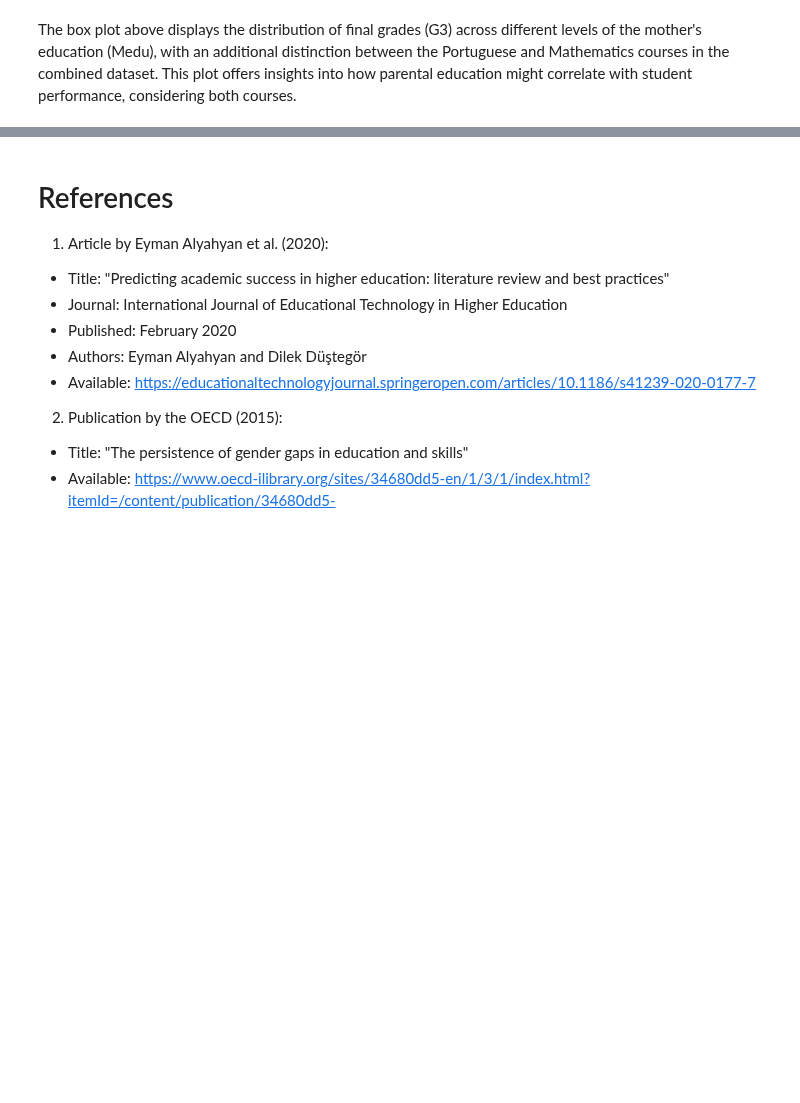
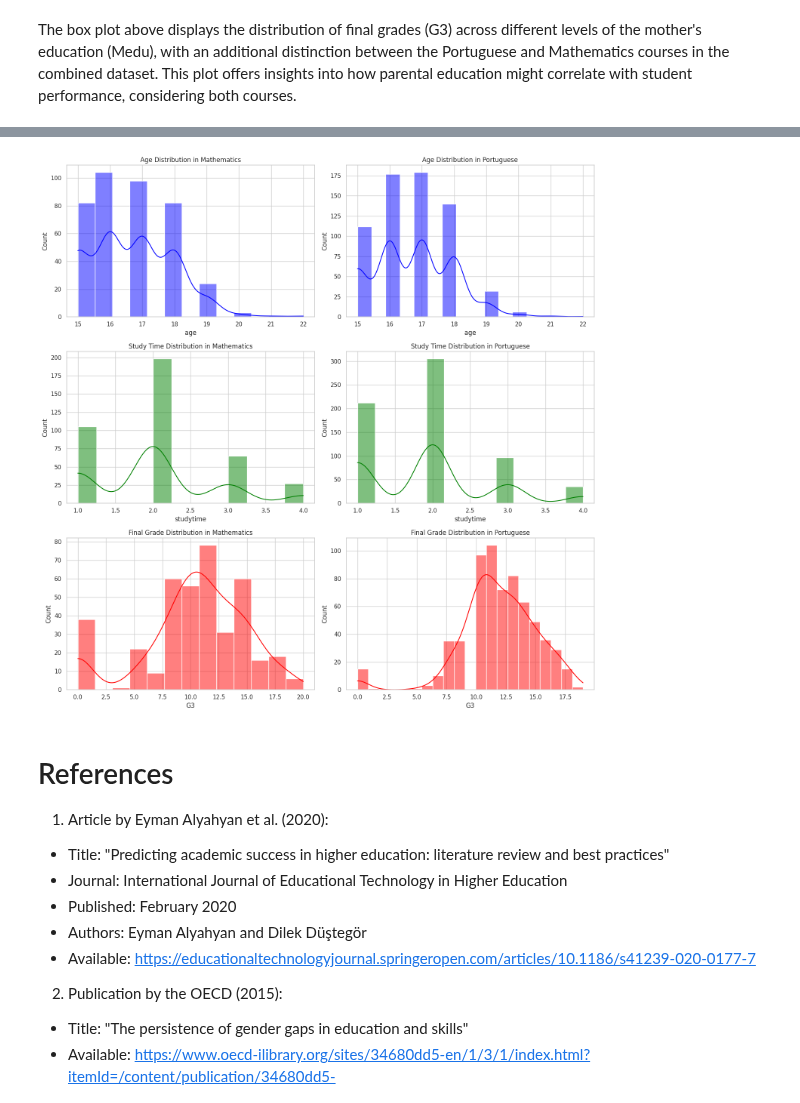
Before and after one commit to carlos-alves-one/Student-Performance-Analysis, a Jupyter notebook: Student_Performance.ipynb, the cells around one changed output, grey strips where cells are left out. Saved outputs shown, nothing was run; the diff lists cells and outputs as text; code cells hidden in the pictures; blank space fills up the shorter version.

Commit message:
Exploratory Data Analysis (EDA)

```diff
--- a/Student_Performance.ipynb
+++ b/Student_Performance.ipynb
@@ -847,3 +853,24 @@ The box plot above displays the distribution of final grades (G3) across differe
+# %%
+# Setting the aesthetic style of the plots
+sns.set(style="whitegrid")
+
+# Plotting distributions for key variables: 'age', 'studytime', 'G3' (final grade)
+fig, axes = plt.subplots(3, 2, figsize=(15, 15))
+
+# Distributions for the Mathematics dataset
+sns.histplot(data_mat['age'], kde=True, ax=axes[0, 0], color='blue').set_title('Age Distribution in Mathematics')
+sns.histplot(data_mat['studytime'], kde=True, ax=axes[1, 0], color='green').set_title('Study Time Distribution in Mathematics')
+sns.histplot(data_mat['G3'], kde=True, ax=axes[2, 0], color='red').set_title('Final Grade Distribution in Mathematics')
+
+# Distributions for the Portuguese language dataset
+sns.histplot(data_por['age'], kde=True, ax=axes[0, 1], color='blue').set_title('Age Distribution in Portuguese')
+sns.histplot(data_por['studytime'], kde=True, ax=axes[1, 1], color='green').set_title('Study Time Distribution in Portuguese')
+sns.histplot(data_por['G3'], kde=True, ax=axes[2, 1], color='red').set_title('Final Grade Distribution in Portuguese')
+
+plt.tight_layout()
+plt.show()
+# %% [output]
+[figure, added]
 # %% [markdown]
 # References
 
```
Also changed, not shown: parts of 1 cell of this notebook.
